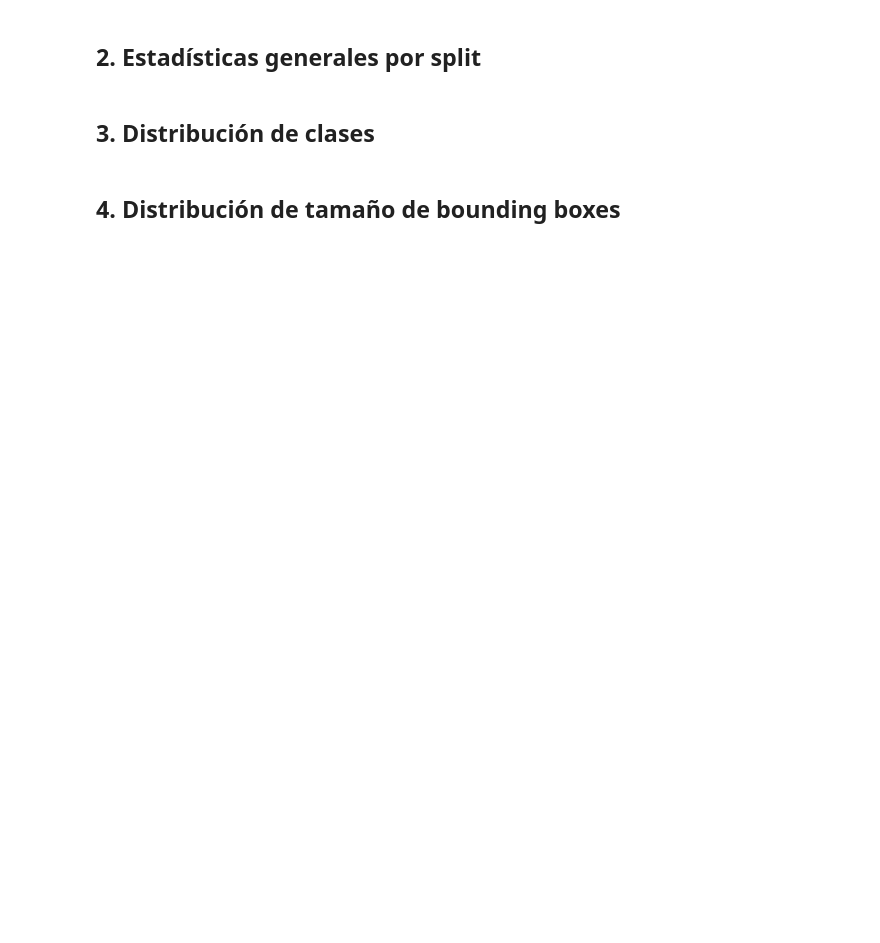
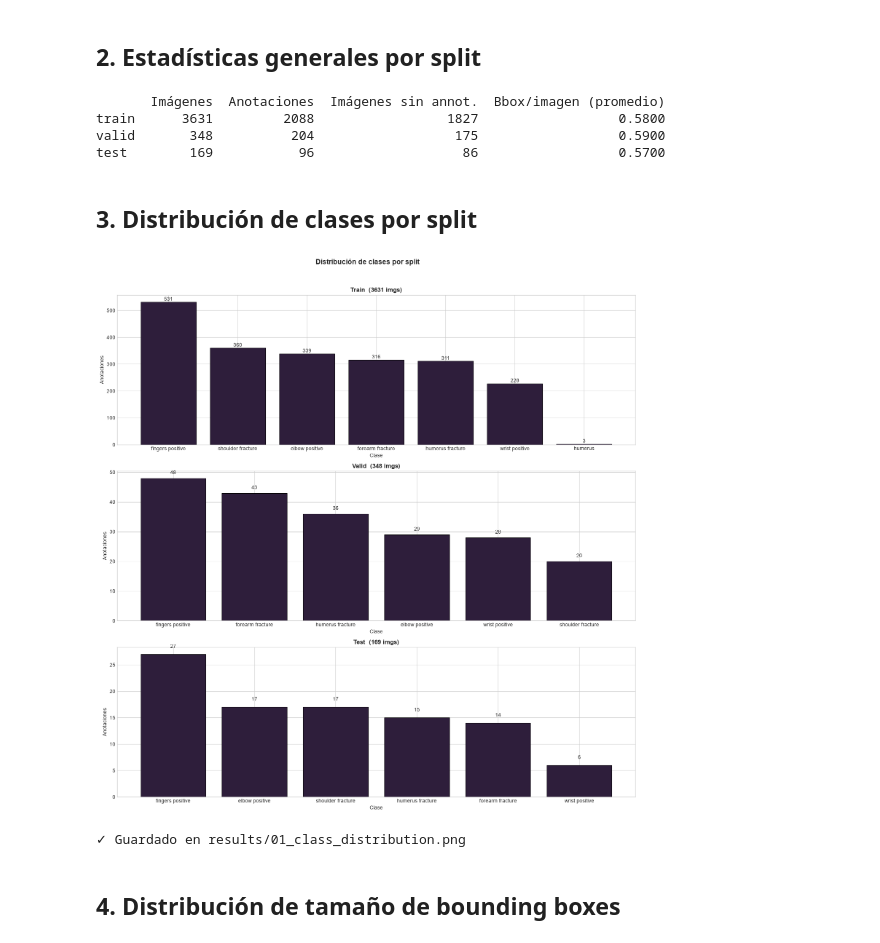
Before and after one commit to leandroabritez/VPCII_TP_CEIA, a Jupyter notebook: notebooks/01_EDA.ipynb, the cells around one changed output. Saved outputs shown, nothing was run; the diff lists cells and outputs as text; code cells hidden in the pictures; blank space fills up the shorter version.

Commit message:
feat: EDA notebook, dataset module, scripts, results y configuracion

```diff
--- a/notebooks/01_EDA.ipynb
+++ b/notebooks/01_EDA.ipynb
@@ -52,15 +75,55 @@ for split in SPLITS:
+# %%
+#
+dfs = {}
+img_counts = {}
+empty_counts = {}  # imágenes sin anotaciones
+
+for split in SPLITS:
+    split_dir = DATA_ROOT / split
+    dfs[split] = load_annotations_df(split_dir, class_names=CLASS_NAMES)
+    all_imgs = list((split_dir / 'images').glob('*.jpg')) + \
+               list((split_dir / 'images').glob('*.png'))
+    img_counts[split] = len(all_imgs)
+    imgs_with_annot = dfs[split]['image'].nunique()
+    empty_counts[split] = img_counts[split] - imgs_with_annot
+
+summary = pd.DataFrame({
+    'Imágenes': img_counts,
+    'Anotaciones': {s: len(dfs[s]) for s in SPLITS},
+    'Imágenes sin annot.': empty_counts,
+    'Bbox/imagen (promedio)': {
+        s: round(len(dfs[s]) / img_counts[s], 2) for s in SPLITS
+    }
+})
+print(summary.to_string())
+# %% [output]
+       Imágenes  Anotaciones  Imágenes sin annot.  Bbox/imagen (promedio)
+train      3631         2088                 1827                  0.5800
+valid       348          204                  175                  0.5900
+test        169           96                   86                  0.5700
 # %% [markdown]
-## 3. Distribución de clases
+## 3. Distribución de clases por split
 # %%
-fig, axes = plt.subplots(1, 3, figsize=(15, 5))
+fig, axes = plt.subplots(3, 1, figsize=(5 * len(SPLITS), 15), sharey=False)
+
 for ax, split in zip(axes, SPLITS):
-    dfs[split]['class_name'].value_counts().plot(kind='bar', ax=ax, rot=45)
-    ax.set_title(f'Split: {split}')
-    ax.set_ylabel('Cantidad de anotaciones')
-plt.suptitle('Distribución de clases por split', fontsize=14, fontweight='bold')
+    counts = dfs[split]['class_name'].value_counts()
+    bars = ax.bar(counts.index, counts.values, edgecolor='black', linewidth=0.8)
+    ax.set_title(f'{split.capitalize()}  ({img_counts[split]} imgs)', fontsize=12, fontweight='bold')
+    ax.set_ylabel('Anotaciones')
+    ax.set_xlabel('Clase')
+    for bar in bars:
+        ax.text(bar.get_x() + bar.get_width() / 2, bar.get_height() + 1,
+                str(int(bar.get_height())), ha='center', va='bottom', fontsize=10)
+
+plt.suptitle('Distribución de clases por split', fontsize=14, fontweight='bold', y=1.02)
 plt.tight_layout()
-plt.savefig('../results/01_class_distribution.png', dpi=150, bbox_inches='tight')
+plt.savefig(RESULTS_DIR / '01_class_distribution.png', dpi=150, bbox_inches='tight')
 plt.show()
+print('✓ Guardado en results/01_class_distribution.png')
+# %% [output]
+[figure, added]
+✓ Guardado en results/01_class_distribution.png
 # %% [markdown]
 ## 4. Distribución de tamaño de bounding boxes
 # %%
```
Also changed, not shown: parts of 19 cells of this notebook, 11 other files.
